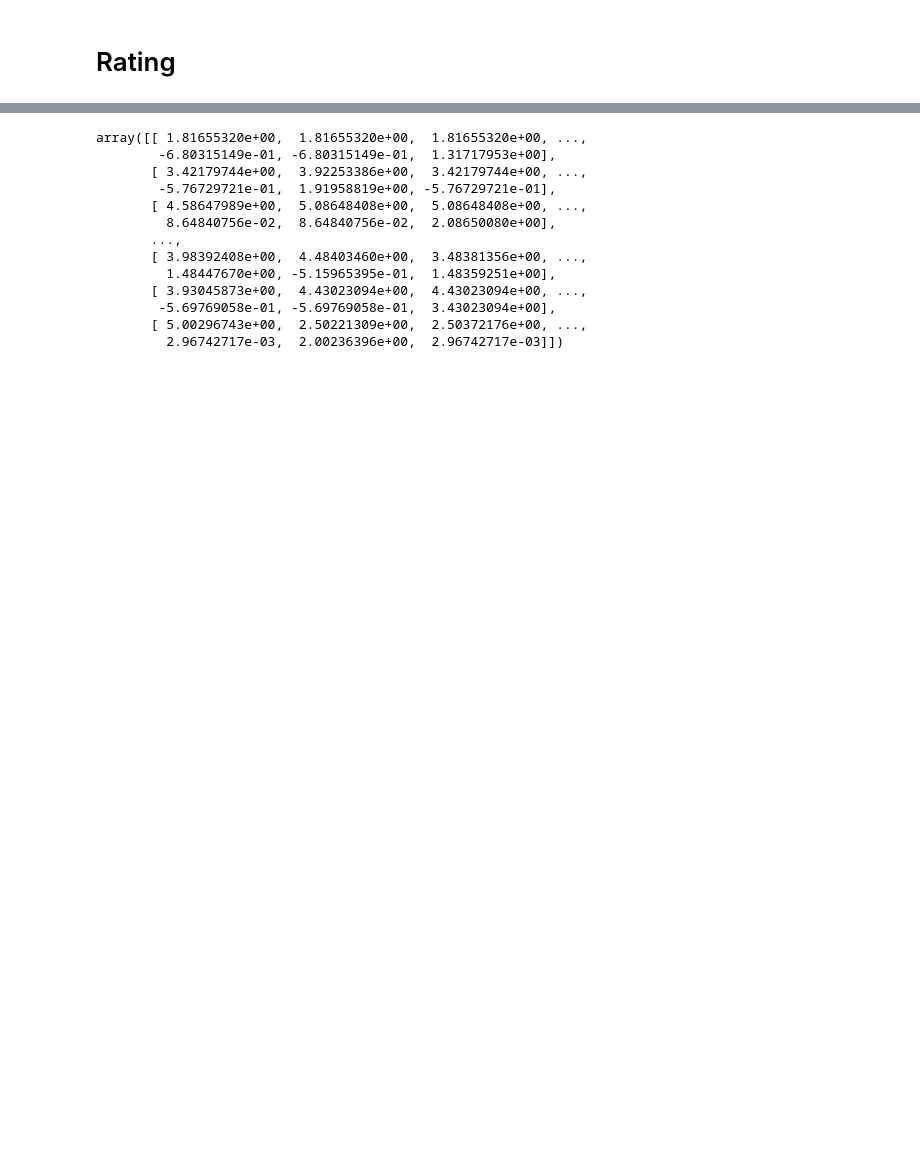
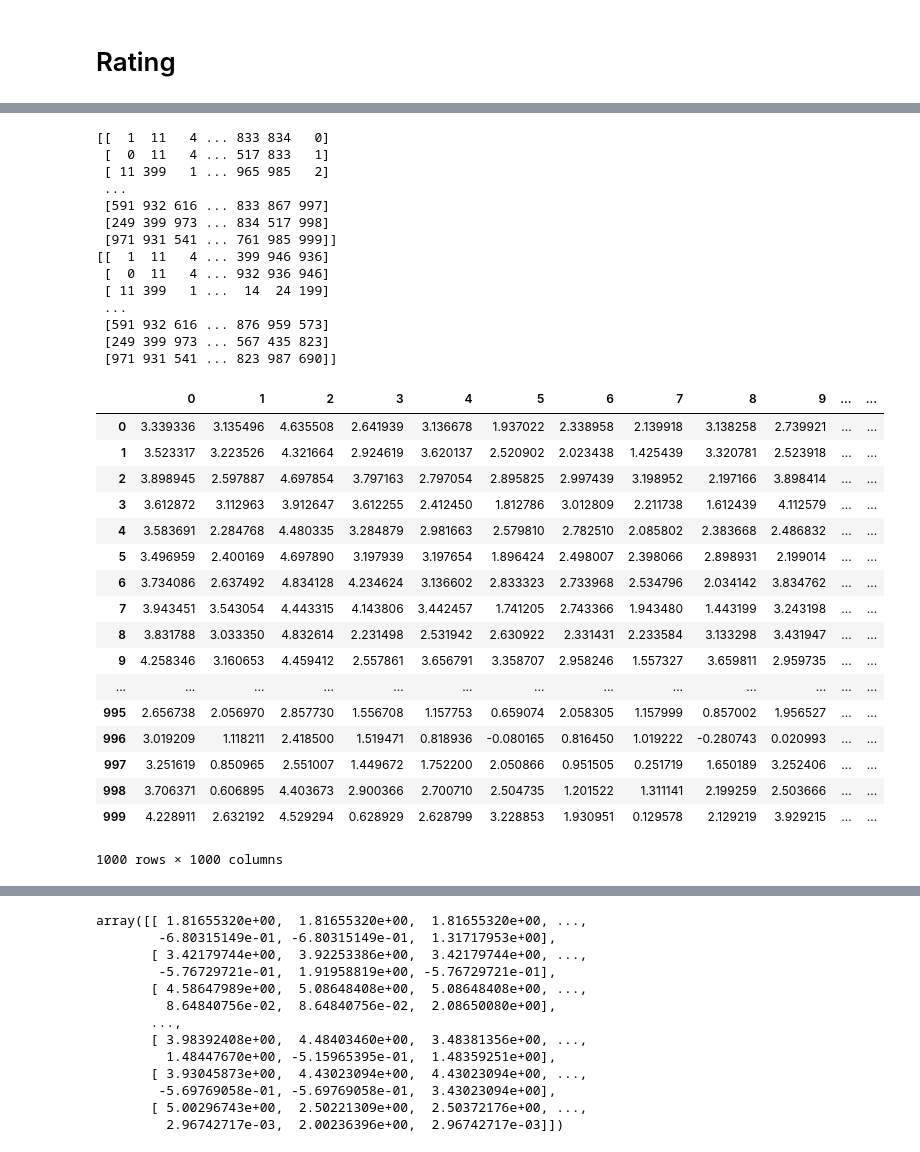
Before and after one commit to isnt1t/Data-Analysis-and-Practice-1, a Jupyter notebook: Assignment#3.ipynb, the cells around one changed output, grey strips where cells are left out. Drawn from its saved outputs; the diff is of its cells as text; code cells hidden in the pictures; blank space fills up the shorter version.

```diff
--- a/Assignment#3.ipynb
+++ b/Assignment#3.ipynb
@@ -140,0 +217,35 @@ def basic_mean(mat, sim, k):
+# %%
+pd.DataFrame(basic_baseline(MovieLens_pivot.T, 'COS', 10))
+# %% [output]
+[[  1  11   4 ... 833 834   0]
+ [  0  11   4 ... 517 833   1]
+ [ 11 399   1 ... 965 985   2]
+ ...
+ [591 932 616 ... 833 867 997]
+ [249 399 973 ... 834 517 998]
+ [971 931 541 ... 761 985 999]]
+[[  1  11   4 ... 399 946 936]
+ [  0  11   4 ... 932 936 946]
+ [ 11 399   1 ...  14  24 199]
+ ...
+ [591 932 616 ... 876 959 573]
+ [249 399 973 ... 567 435 823]
+ [971 931 541 ... 823 987 690]]
+|  | 0 | 1 | 2 | 3 | 4 | 5 | 6 | 7 | 8 | 9 | ... | ... |
+| 0 | 3.339336 | 3.135496 | 4.635508 | 2.641939 | 3.136678 | 1.937022 | 2.338958 | 2.139918 | 3.138258 | 2.739921 | ... | ... |
+| 1 | 3.523317 | 3.223526 | 4.321664 | 2.924619 | 3.620137 | 2.520902 | 2.023438 | 1.425439 | 3.320781 | 2.523918 | ... | ... |
+| 2 | 3.898945 | 2.597887 | 4.697854 | 3.797163 | 2.797054 | 2.895825 | 2.997439 | 3.198952 | 2.197166 | 3.898414 | ... | ... |
+| 3 | 3.612872 | 3.112963 | 3.912647 | 3.612255 | 2.412450 | 1.812786 | 3.012809 | 2.211738 | 1.612439 | 4.112579 | ... | ... |
+| 4 | 3.583691 | 2.284768 | 4.480335 | 3.284879 | 2.981663 | 2.579810 | 2.782510 | 2.085802 | 2.383668 | 2.486832 | ... | ... |
+| 5 | 3.496959 | 2.400169 | 4.697890 | 3.197939 | 3.197654 | 1.896424 | 2.498007 | 2.398066 | 2.898931 | 2.199014 | ... | ... |
+| 6 | 3.734086 | 2.637492 | 4.834128 | 4.234624 | 3.136602 | 2.833323 | 2.733968 | 2.534796 | 2.034142 | 3.834762 | ... | ... |
+| 7 | 3.943451 | 3.543054 | 4.443315 | 4.143806 | 3.442457 | 1.741205 | 2.743366 | 1.943480 | 1.443199 | 3.243198 | ... | ... |
+| 8 | 3.831788 | 3.033350 | 4.832614 | 2.231498 | 2.531942 | 2.630922 | 2.331431 | 2.233584 | 3.133298 | 3.431947 | ... | ... |
+| 9 | 4.258346 | 3.160653 | 4.459412 | 2.557861 | 3.656791 | 3.358707 | 2.958246 | 1.557327 | 3.659811 | 2.959735 | ... | ... |
+| ... | ... | ... | ... | ... | ... | ... | ... | ... | ... | ... | ... | ... |
+| 995 | 2.656738 | 2.056970 | 2.857730 | 1.556708 | 1.157753 | 0.659074 | 2.058305 | 1.157999 | 0.857002 | 1.956527 | ... | ... |
+| 996 | 3.019209 | 1.118211 | 2.418500 | 1.519471 | 0.818936 | -0.080165 | 0.816450 | 1.019222 | -0.280743 | 0.020993 | ... | ... |
+| 997 | 3.251619 | 0.850965 | 2.551007 | 1.449672 | 1.752200 | 2.050866 | 0.951505 | 0.251719 | 1.650189 | 3.252406 | ... | ... |
+| 998 | 3.706371 | 0.606895 | 4.403673 | 2.900366 | 2.700710 | 2.504735 | 1.201522 | 1.311141 | 2.199259 | 2.503666 | ... | ... |
+| 999 | 4.228911 | 2.632192 | 4.529294 | 0.628929 | 2.628799 | 3.228853 | 1.930951 | 0.129578 | 2.129219 | 3.929215 | ... | ... |
+1000 rows × 1000 columns
```
Also changed, not shown: parts of 27 cells of this notebook, 3 other files.
